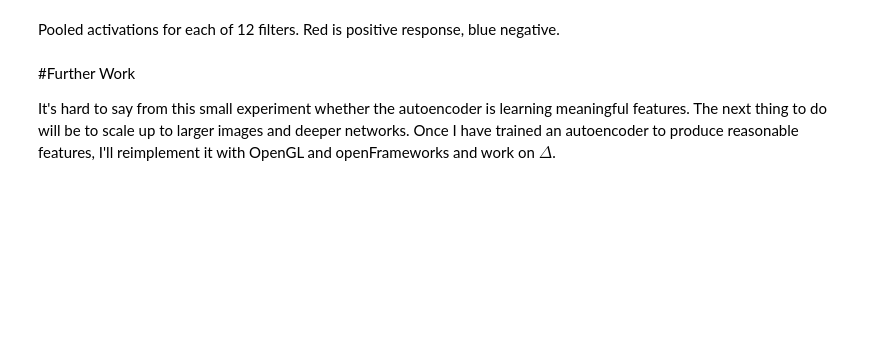
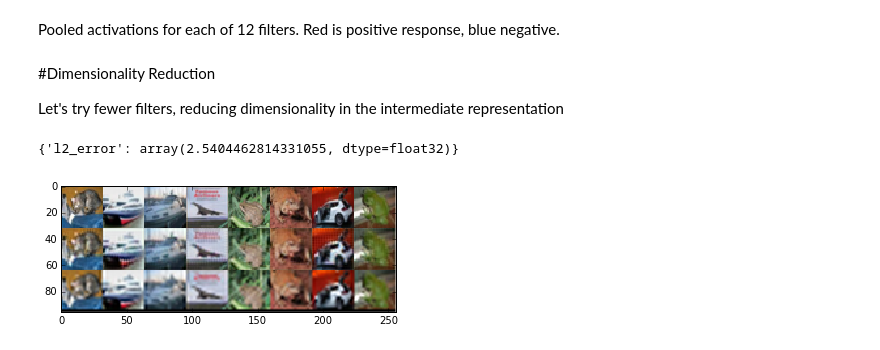
Before and after one commit to victor-shepardson/feature-feedback, a Jupyter notebook: notebooks/autoencoder-0.ipynb, the cells around one changed output. Cells and saved outputs as stored; diff of their text form; code cells hidden in the pictures; blank space fills up the shorter version.

Commit message:
different architecture experiments

```diff
--- a/notebooks/autoencoder-0.ipynb
+++ b/notebooks/autoencoder-0.ipynb
@@ -115,6 +140,6 @@ plt.imshow(reps.squeeze(), interpolation='none', cmap='coolwarm')
 # %% [markdown]
 Pooled activations for each of 12 filters. Red is positive response, blue negative.
-# %% [markdown]
-#Further Work
-
-It's hard to say from this small experiment whether the autoencoder is learning meaningful features. The next thing to do will be to scale up to larger images and deeper networks. Once I have trained an autoencoder to produce reasonable features, I'll reimplement it with OpenGL and openFrameworks and work on $\Delta$.
+# %% [markdown]
+#Dimensionality Reduction
+
+Let's try fewer filters, reducing dimensionality in the intermediate representation
@@ -120,0 +150,13 @@ It's hard to say from this small experiment whether the autoencoder is learning
+# %%
+model_def_file = 'autoencoder-1.prototxt'
+model_file = '../bin/cifar-tanh-20epoch-squeezing.caffemodel'
+net = caffe.Net(model_def_file, model_file, caffe.TEST)
+#run a batch
+net.forward()
+# %% [output]
+{'l2_error': array(2.5404462814331055, dtype=float32)}
+# %%
+rec = get_reconstructions(net, mean, 8, compare=2)
+vis_reconstructions(rec)
+# %% [output]
+[figure, added]
```
Also changed, not shown: parts of 41 cells of this notebook, 8 other files.
